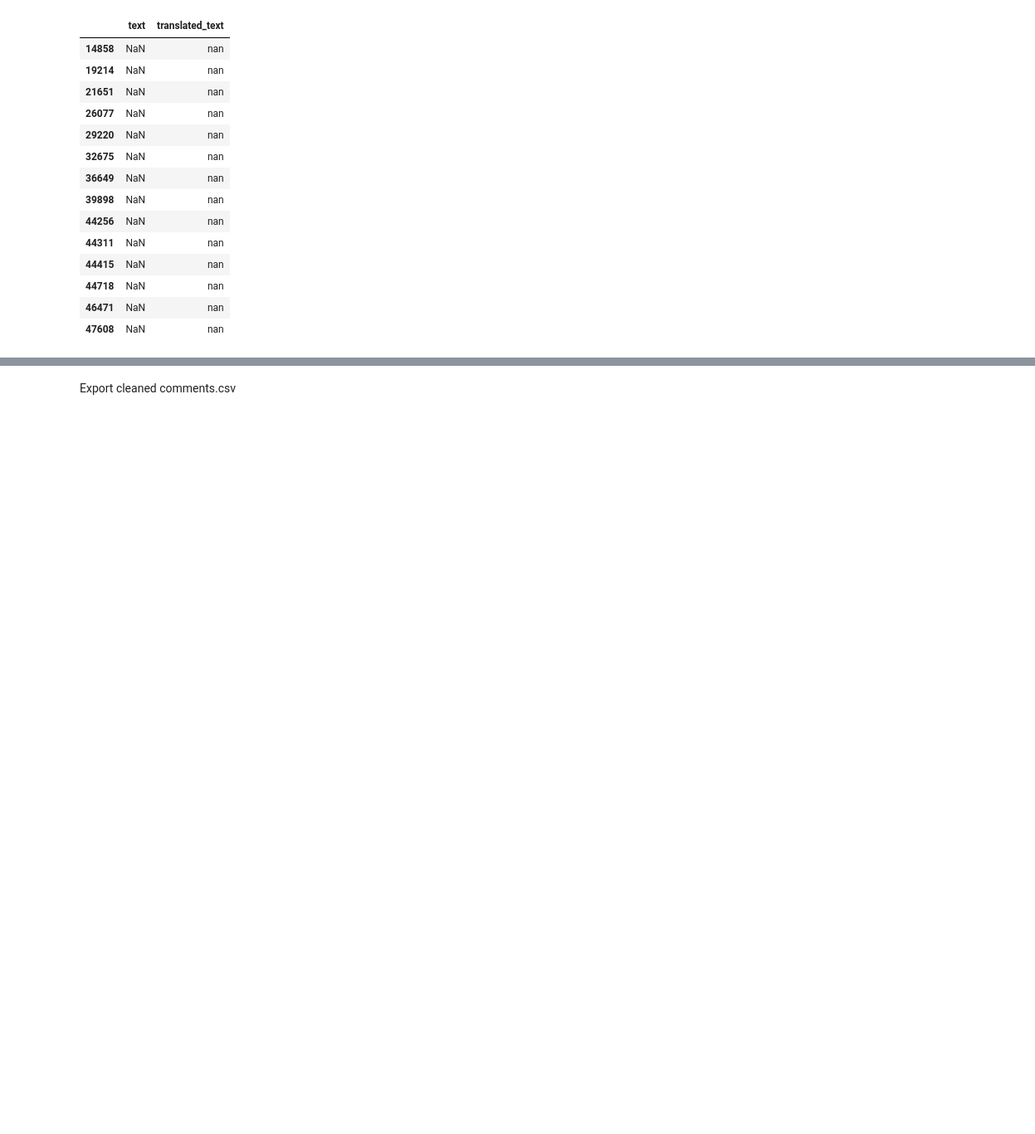
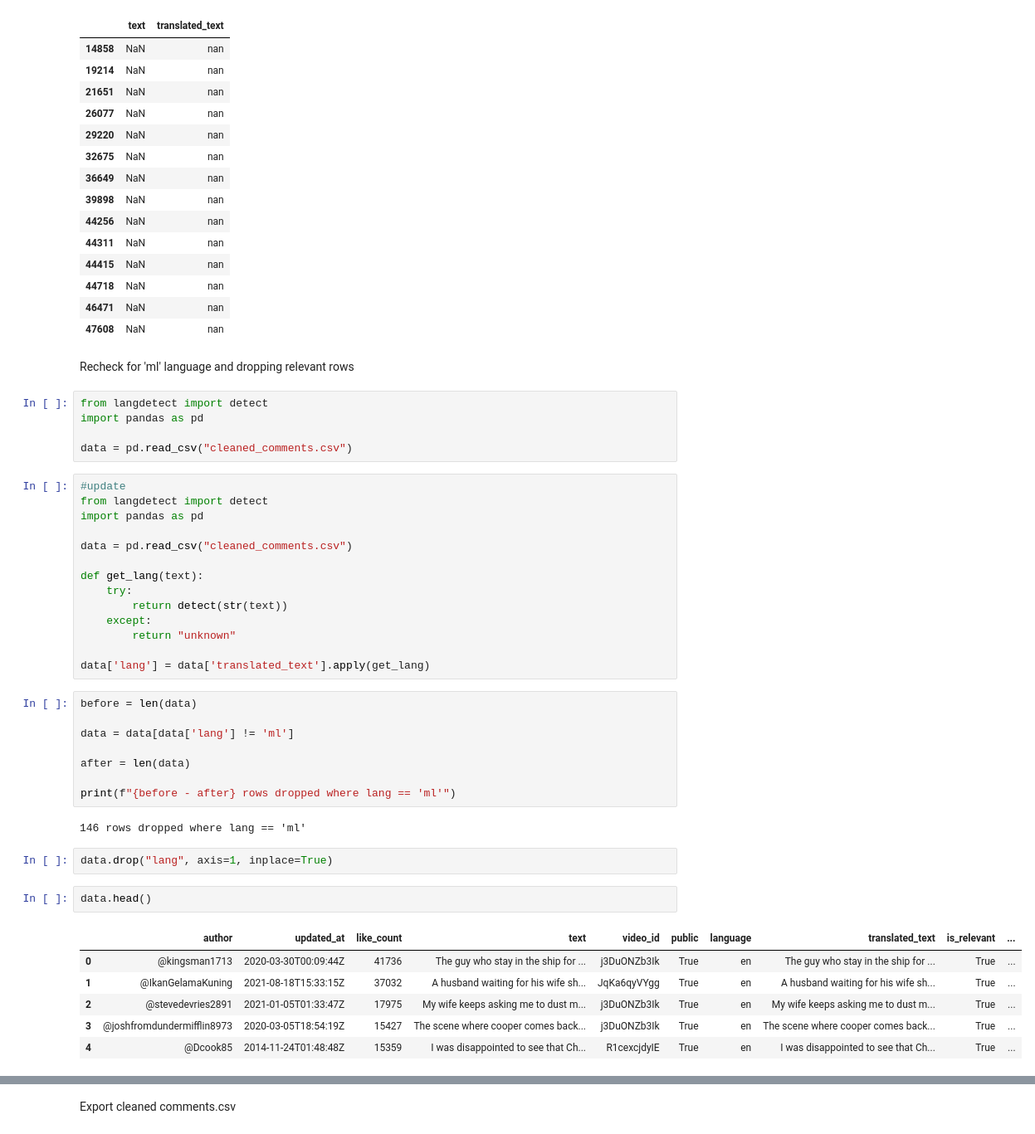
Before and after one commit to sjv24/youtube-intelligence-engine, a Jupyter notebook: notebooks/data_cleaning.ipynb, the cells around one changed output, grey strips where cells are left out. Shown at 83% size. Saved outputs shown, nothing was run; the diff lists cells and outputs as text; blank space fills up the shorter version.

Commit message:
saarthak: modified data cleaning notebook
dropped rows where lang was ml

```diff
--- a/notebooks/data_cleaning.ipynb
+++ b/notebooks/data_cleaning.ipynb
@@ -768,4 +768,46 @@ comments_df[comments_df['text'].isna()][['text', 'translated_text']]
 | 44718 | NaN | nan |
 | 46471 | NaN | nan |
 | 47608 | NaN | nan |
+# %% [markdown]
+Recheck for 'ml' language and dropping relevant rows
+# %%
+from langdetect import detect
+import pandas as pd
+
+data = pd.read_csv("cleaned_comments.csv")
+# %%
+#update
+from langdetect import detect
+import pandas as pd
+
+data = pd.read_csv("cleaned_comments.csv")
+
+def get_lang(text):
+    try:
+        return detect(str(text))
+    except:
+        return "unknown"
+
+data['lang'] = data['translated_text'].apply(get_lang)
+# %%
+before = len(data)
+
+data = data[data['lang'] != 'ml']
+
+after = len(data)
+
+print(f"{before - after} rows dropped where lang == 'ml'")
+# %% [output]
+146 rows dropped where lang == 'ml'
+# %%
+data.drop("lang", axis=1, inplace=True)
+# %%
+data.head()
+# %% [output]
+|  | author | updated_at | like_count | text | video_id | public | language | translated_text | is_relevant | ... |
+| 0 | @kingsman1713 | 2020-03-30T00:09:44Z | 41736 | The guy who stay in the ship for ... | j3DuONZb3Ik | True | en | The guy who stay in the ship for ... | True | ... |
+| 1 | @IkanGelamaKuning | 2021-08-18T15:33:15Z | 37032 | A husband waiting for his wife sh... | JqKa6qyVYgg | True | en | A husband waiting for his wife sh... | True | ... |
+| 2 | @stevedevries2891 | 2021-01-05T01:33:47Z | 17975 | My wife keeps asking me to dust m... | j3DuONZb3Ik | True | en | My wife keeps asking me to dust m... | True | ... |
+| 3 | @joshfromdundermifflin8973 | 2020-03-05T18:54:19Z | 15427 | The scene where cooper comes back... | j3DuONZb3Ik | True | en | The scene where cooper comes back... | True | ... |
+| 4 | @Dcook85 | 2014-11-24T01:48:48Z | 15359 | I was disappointed to see that Ch... | R1cexcjdyIE | True | en | I was disappointed to see that Ch... | True | ... |
 # %%
```
Also changed, not shown: parts of 3 cells of this notebook.
